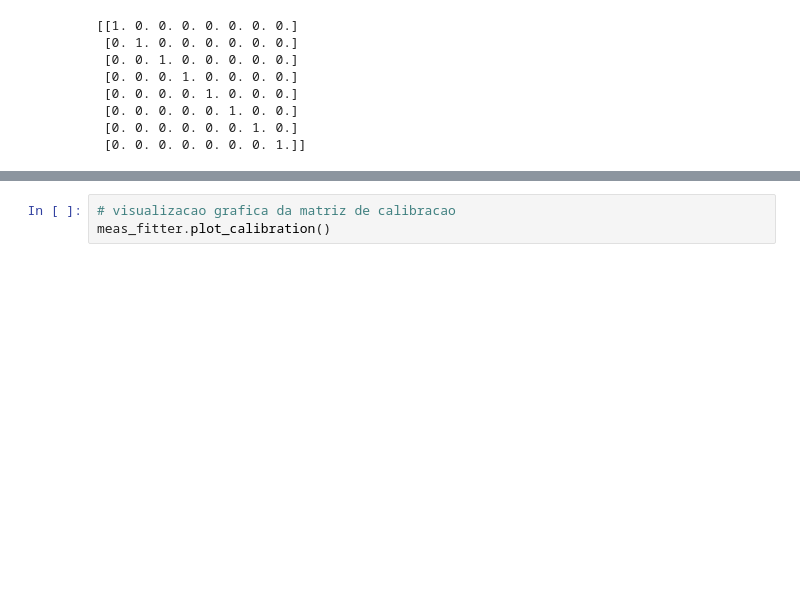
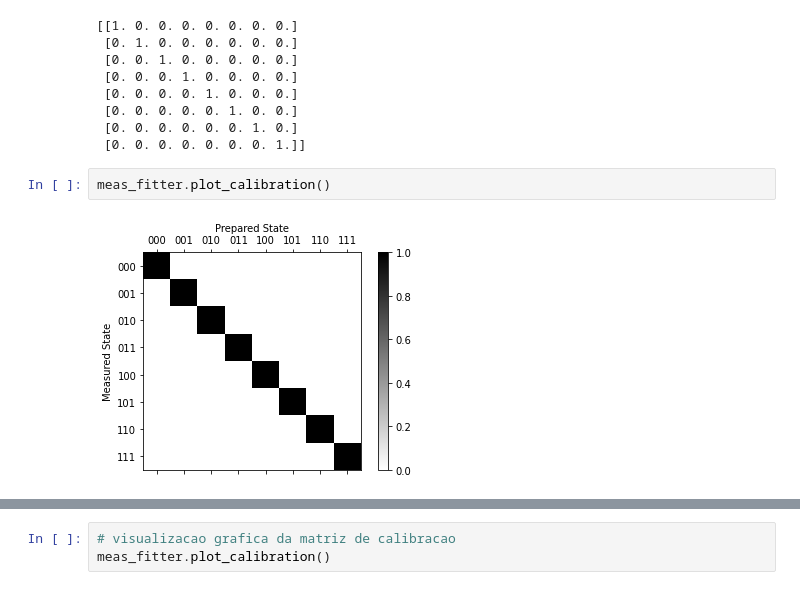
Before and after one commit to abbarreto/qiskit, a Jupyter notebook: 25_error_mitigation.ipynb, the cells around one changed output, grey strips where cells are left out. Drawn from its saved outputs; the diff is of its cells as text; blank space fills up the shorter version.

```diff
--- a/25_error_mitigation.ipynb
+++ b/25_error_mitigation.ipynb
@@ -48,6 +48,10 @@ print(meas_fitter.cal_matrix)
  [0. 0. 0. 0. 0. 1. 0. 0.]
  [0. 0. 0. 0. 0. 0. 1. 0.]
  [0. 0. 0. 0. 0. 0. 0. 1.]]
+# %%
+meas_fitter.plot_calibration()
+# %% [output]
+[figure, added]
 # %%
 provider = IBMQ.load_account()
 device = provider.get_backend('ibmq_bogota')
```
Also changed, not shown: parts of 24 cells of this notebook, 3 other files.
